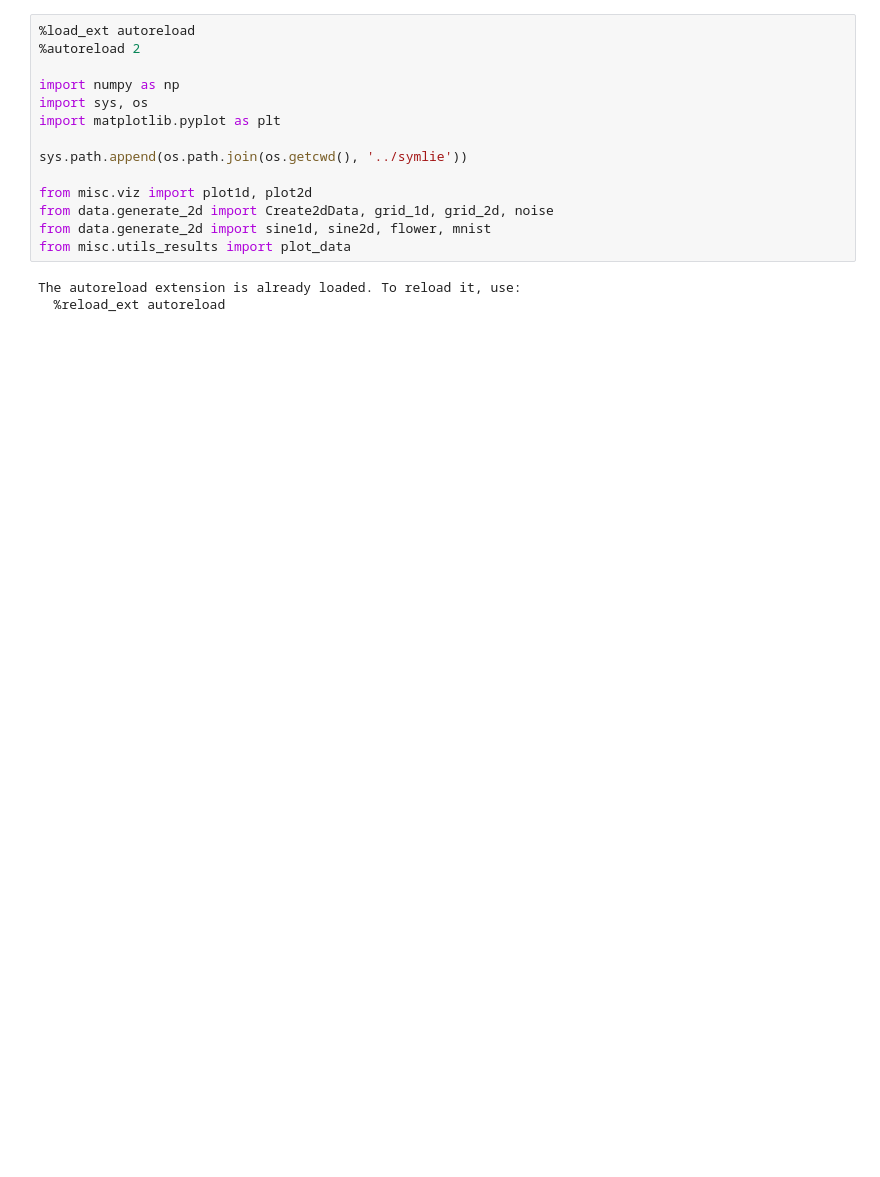
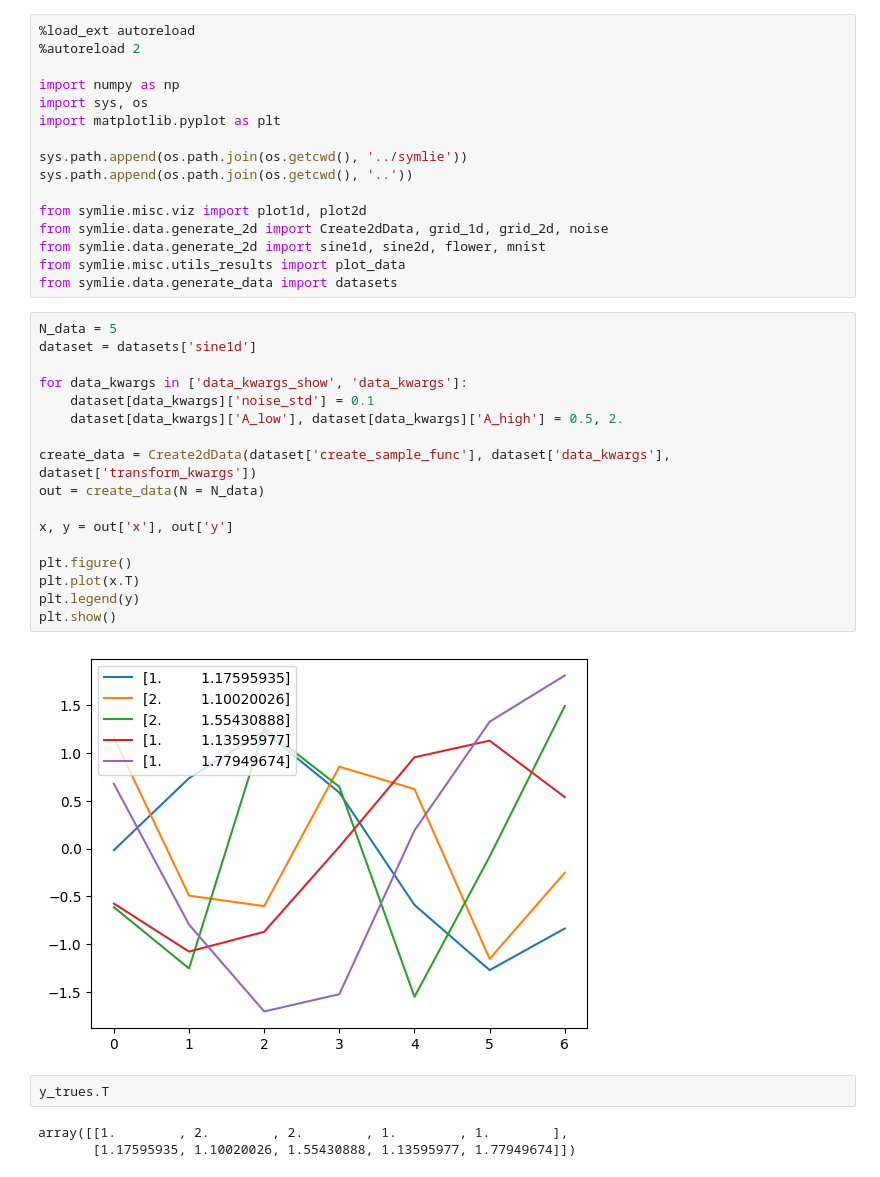
Before and after one commit to elidub/SymPDE, a Jupyter notebook: notebooks_symlie/data_generation.ipynb, the cells around one changed output. Drawn from its saved outputs; the diff is of its cells as text; blank space fills up the shorter version.

```diff
--- a/notebooks_symlie/data_generation.ipynb
+++ b/notebooks_symlie/data_generation.ipynb
@@ -7,11 +7,34 @@ import sys, os
 import matplotlib.pyplot as plt
 
 sys.path.append(os.path.join(os.getcwd(), '../symlie'))
+sys.path.append(os.path.join(os.getcwd(), '..'))
 
-from misc.viz import plot1d, plot2d
-from data.generate_2d import Create2dData, grid_1d, grid_2d, noise
-from data.generate_2d import sine1d, sine2d, flower, mnist
-from misc.utils_results import plot_data
+from symlie.misc.viz import plot1d, plot2d
+from symlie.data.generate_2d import Create2dData, grid_1d, grid_2d, noise
+from symlie.data.generate_2d import sine1d, sine2d, flower, mnist
+from symlie.misc.utils_results import plot_data
+from symlie.data.generate_data import datasets
-# %% [output]
-The autoreload extension is already loaded. To reload it, use:
-  %reload_ext autoreload
+# %%
+N_data = 5
+dataset = datasets['sine1d']
+
+for data_kwargs in ['data_kwargs_show', 'data_kwargs']:
+    dataset[data_kwargs]['noise_std'] = 0.1
+    dataset[data_kwargs]['A_low'], dataset[data_kwargs]['A_high'] = 0.5, 2.
+
+create_data = Create2dData(dataset['create_sample_func'], dataset['data_kwargs'], dataset['transform_kwargs'])
+out = create_data(N = N_data)
+
+x, y = out['x'], out['y']
+
+plt.figure()
+plt.plot(x.T)
+plt.legend(y)
+plt.show()
+# %% [output]
+[figure, added]
+# %%
+y_trues.T
+# %% [output]
+array([[1.        , 2.        , 2.        , 1.        , 1.        ],
+       [1.17595935, 1.10020026, 1.55430888, 1.13595977, 1.77949674]])
```
Also changed, not shown: parts of 5 cells of this notebook, 21 other files.
